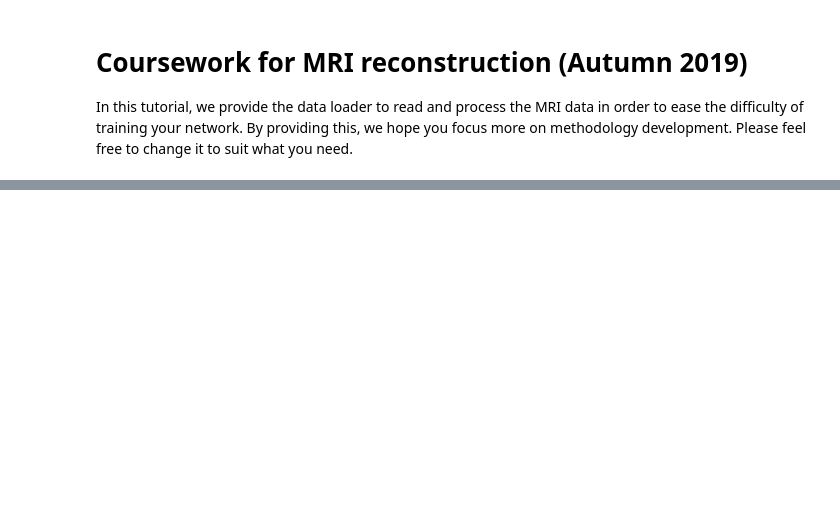
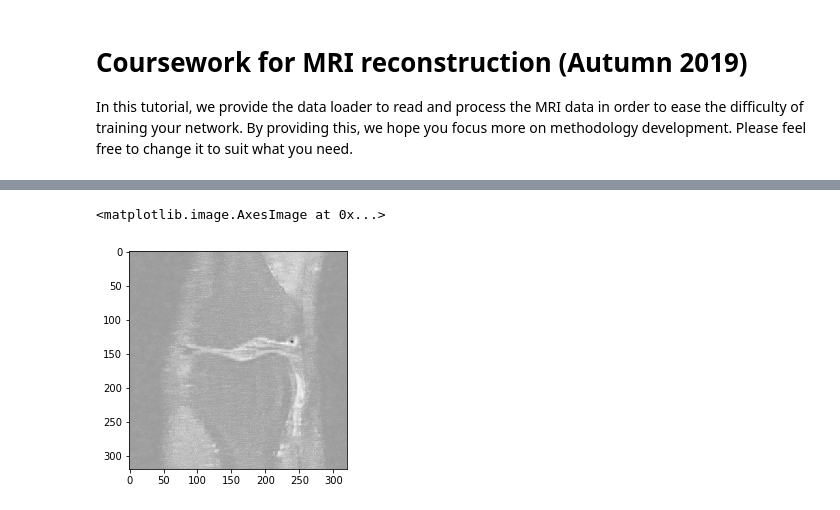
Before and after one commit to rd2g16/MRI-Image-Reconstruction, a Jupyter notebook: data_loader.ipynb, the cells around one changed output, grey strips where cells are left out. Drawn from its saved outputs; the diff is of its cells as text; code cells hidden in the pictures; blank space fills up the shorter version.

```diff
--- a/data_loader.ipynb
+++ b/data_loader.ipynb
@@ -457,0 +529,5 @@ print(np.nanmean(a))
+# %%
+plt.imshow(net_out, cmap='gray')
+# %% [output]
+<matplotlib.image.AxesImage at 0x...>
+[figure, added]
```
Also changed, not shown: parts of 18 cells of this notebook, 6 other files.
